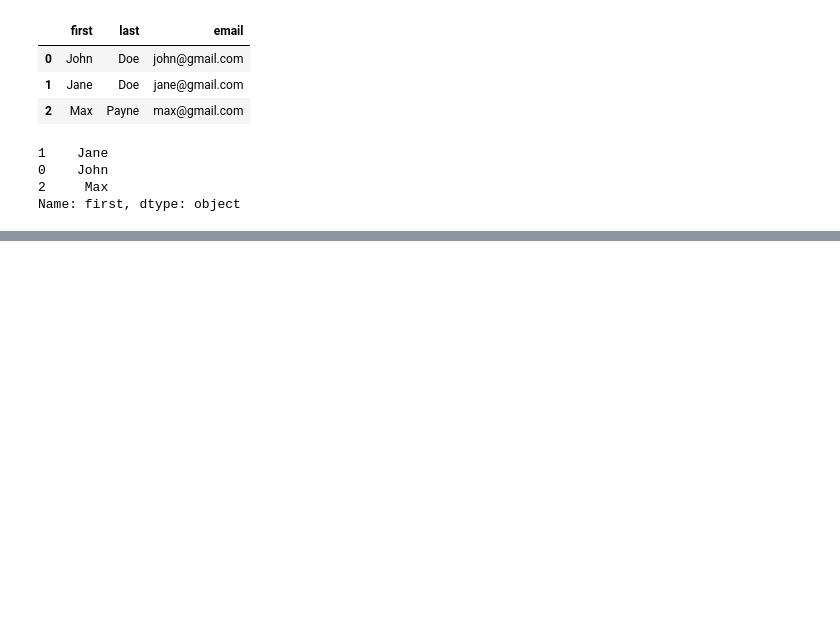
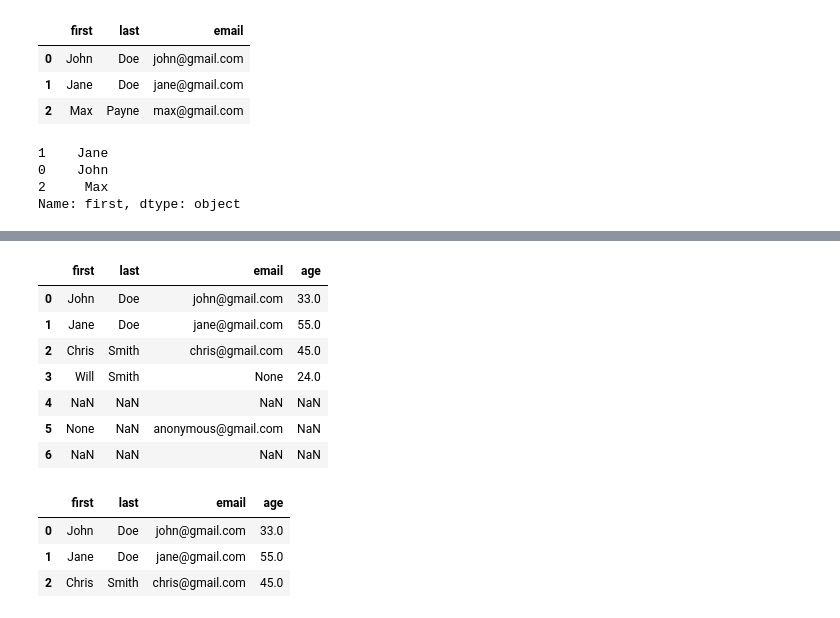
Before and after one commit to bekaarcoder/PyNotes, a Jupyter notebook: Pandas/Snippets.ipynb, the cells around one changed output, grey strips where cells are left out. Drawn from its saved outputs; the diff is of its cells as text; code cells hidden in the pictures; blank space fills up the shorter version.

```diff
--- a/Pandas/Snippets.ipynb
+++ b/Pandas/Snippets.ipynb
@@ -496,0 +564,22 @@ Name: first, dtype: object
+# %%
+# remove custom missing values
+df.replace('NA', np.nan, inplace=True)
+df.replace('Missing', np.nan, inplace=True)
+# %%
+df
+# %% [output]
+|  | first | last | email | age |
+| 0 | John | Doe | john@gmail.com | 33.0 |
+| 1 | Jane | Doe | jane@gmail.com | 55.0 |
+| 2 | Chris | Smith | chris@gmail.com | 45.0 |
+| 3 | Will | Smith | None | 24.0 |
+| 4 | NaN | NaN | NaN | NaN |
+| 5 | None | NaN | anonymous@gmail.com | NaN |
+| 6 | NaN | NaN | NaN | NaN |
+# %%
+df.dropna()
+# %% [output]
+|  | first | last | email | age |
+| 0 | John | Doe | john@gmail.com | 33.0 |
+| 1 | Jane | Doe | jane@gmail.com | 55.0 |
+| 2 | Chris | Smith | chris@gmail.com | 45.0 |
```
Also changed, not shown: parts of 17 cells of this notebook, 3 other files.
